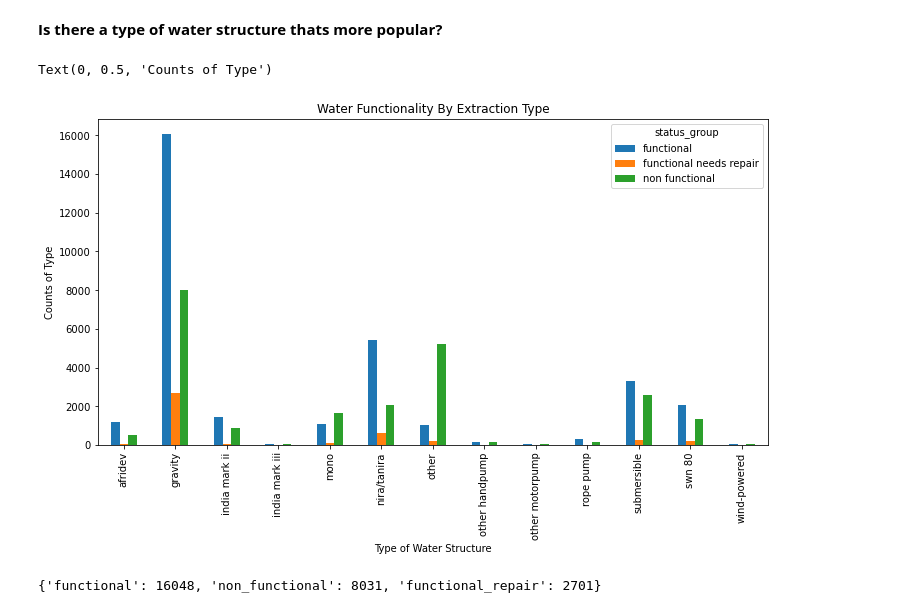
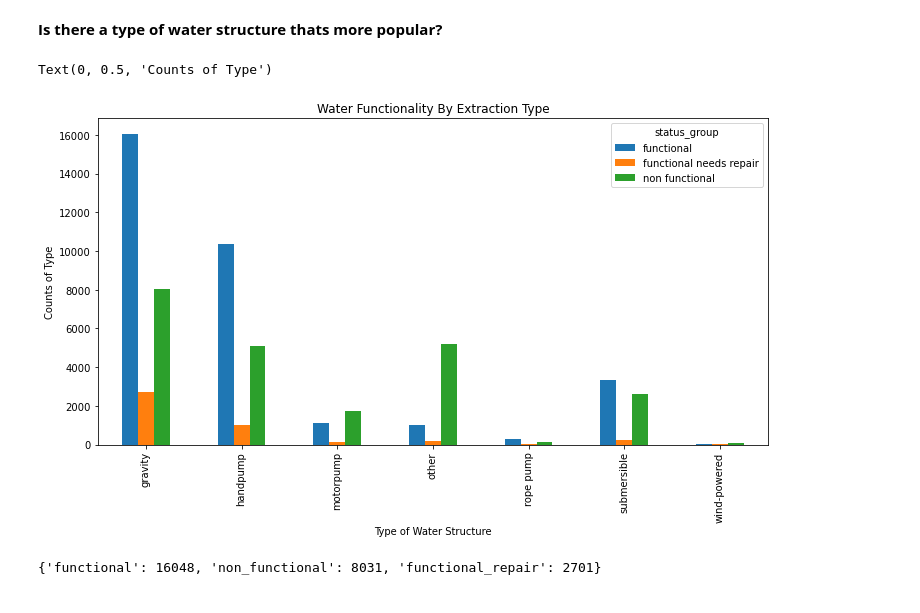
Before and after one commit to halmonchaquayla/tanzanian_water_well_project, a Jupyter notebook: Data Cleaning.ipynb, the cells around one changed output. Cells and saved outputs as stored; diff of their text form; code cells hidden in the pictures.

Commit message:
plots fixed

```diff
--- a/Data Cleaning.ipynb
+++ b/Data Cleaning.ipynb
@@ -61,13 +61,13 @@ Great to see more functioning water points than the other. Enough data for the m
 # %% [markdown]
 **Is there a type of water structure thats more popular?**
 # %%
-pd.crosstab(df.extraction_type_group,df.status_group).plot(kind='bar', figsize=(12, 6))
+pd.crosstab(df.extraction_type_class,df.status_group).plot(kind='bar', figsize=(12, 6))
 plt.title('Water Functionality By Extraction Type')
 plt.xlabel('Type of Water Structure')
 plt.ylabel('Counts of Type')
 # %% [output]
 Text(0, 0.5, 'Counts of Type')
-[figure, old version]
+[figure, new version]
 # %%
 grav_dict = {}
 functional = 16048
```
